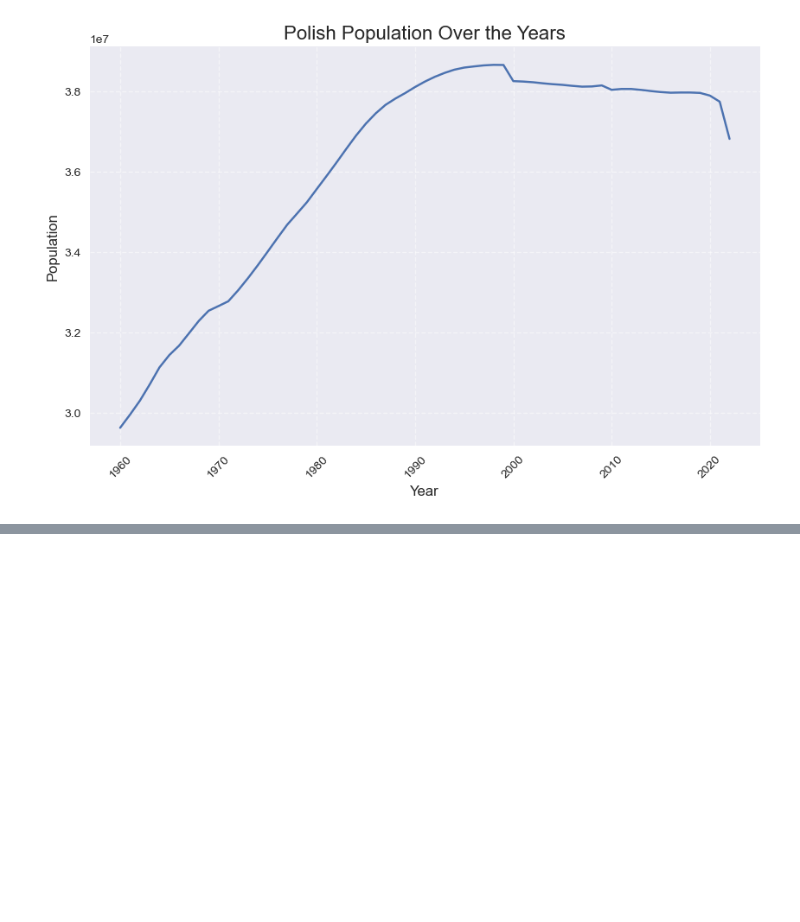
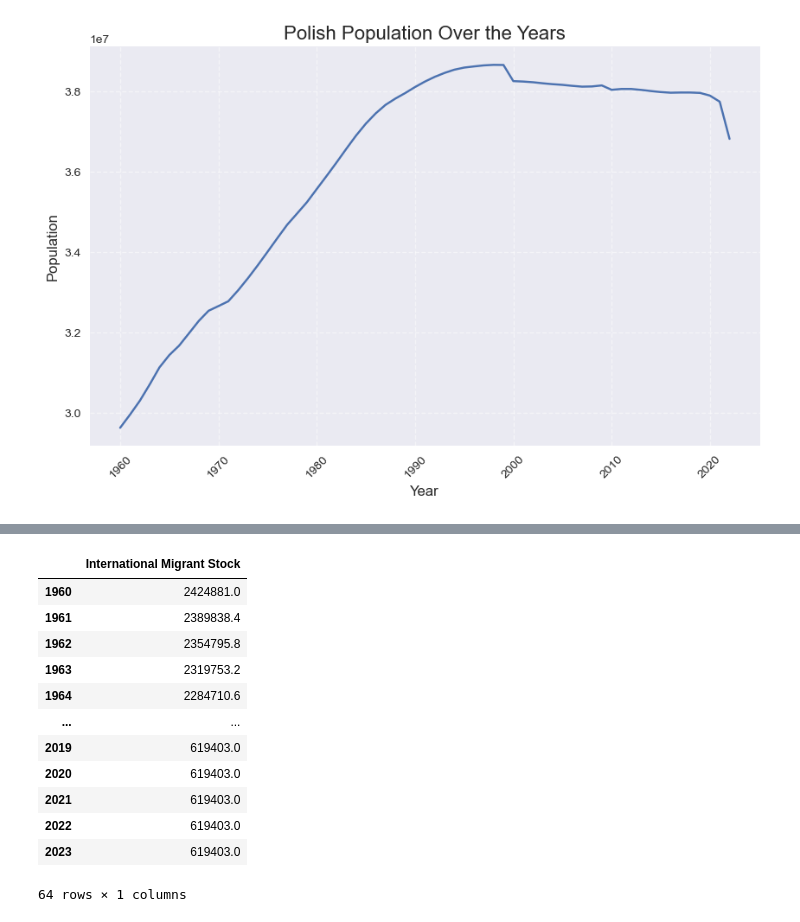
Before and after one commit to coolka1234/scikit-learn-poland-demography, a Jupyter notebook: demografia_polski.ipynb, the cells around one changed output, grey strips where cells are left out. Drawn from its saved outputs; the diff is of its cells as text; code cells hidden in the pictures; blank space fills up the shorter version.

```diff
--- a/demografia_polski.ipynb
+++ b/demografia_polski.ipynb
@@ -69,0 +64,26 @@ plt.savefig('polish_population_over_the_years.png')
+# %%
+df = pd.read_csv('Countries_migrant_stock.csv')
+
+polish_migrant_stock = df[df['Country Name'] == 'Poland']
+polish_migrant_stock = polish_migrant_stock.drop(columns=['Country Name', 'Country Code', 'Indicator Name', 'Indicator Code'])
+polish_migrant_stock.index=['International Migrant Stock']
+#Because of the missing data (it is recorder only around 5 years or so we will interpolate the data
+polish_migrant_stock.interpolate(method='linear', axis=1, inplace=True)
+polish_population_df.dropna(axis='index',inplace=True)
+polish_migrant_stock=polish_migrant_stock.T
+polish_migrant_stock.drop(polish_migrant_stock.tail(1).index,inplace=True)
+polish_migrant_stock
+# %% [output]
+|  | International Migrant Stock |
+| 1960 | 2424881.0 |
+| 1961 | 2389838.4 |
+| 1962 | 2354795.8 |
+| 1963 | 2319753.2 |
+| 1964 | 2284710.6 |
+| ... | ... |
+| 2019 | 619403.0 |
+| 2020 | 619403.0 |
+| 2021 | 619403.0 |
+| 2022 | 619403.0 |
+| 2023 | 619403.0 |
+64 rows × 1 columns
```
Also changed, not shown: parts of 5 cells of this notebook, 2 other files.
